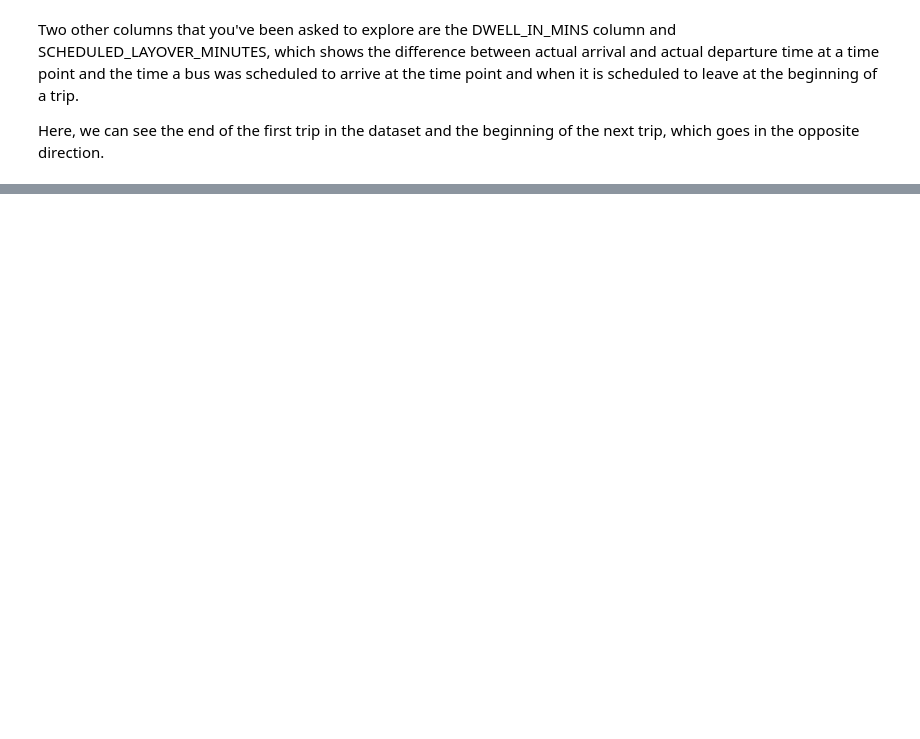
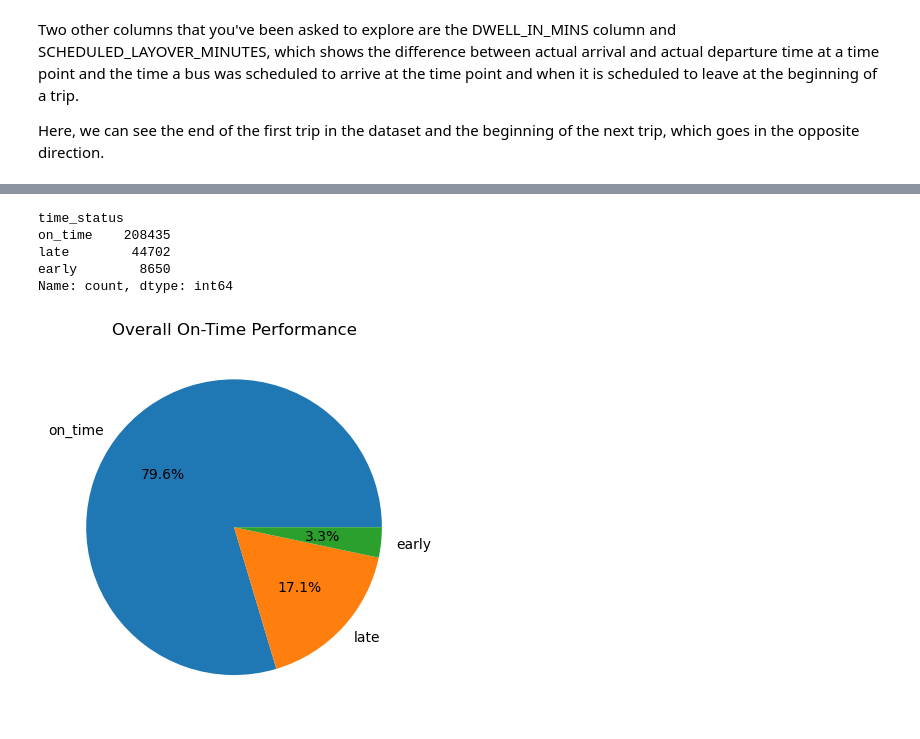
Before and after one commit to NSS-Data-Analytics-Cohort-11/wego-the-brotherhood-of-steel, a Jupyter notebook: notebooks/WeGo_Data_Project.ipynb, the cells around one changed output, grey strips where cells are left out. Saved outputs shown, nothing was run; the diff lists cells and outputs as text; code cells hidden in the pictures; blank space fills up the shorter version.

```diff
--- a/notebooks/WeGo_Data_Project.ipynb
+++ b/notebooks/WeGo_Data_Project.ipynb
@@ -146,0 +344,7 @@ perc_late
+# %%
+time_adherence = [on_time, late, early]
+# %%
+time_names = ['on_time', 'late', 'early']
+# %%
+wego['time_status'] = np.select(time_adherence, time_names, default='Unknown')
+wego
@@ -146,0 +370,15 @@ perc_late
+# %%
+time_counts = wego['time_status'].value_counts()
+time_counts
+# %% [output]
+time_status
+on_time    208435
+late        44702
+early        8650
+Name: count, dtype: int64
+# %%
+plt.pie(time_counts, labels=time_counts.index, autopct='%1.1f%%')
+plt.title('Overall On-Time Performance')
+plt.show()
+# %% [output]
+[figure, added]
```
Also changed, not shown: parts of 58 cells of this notebook.
